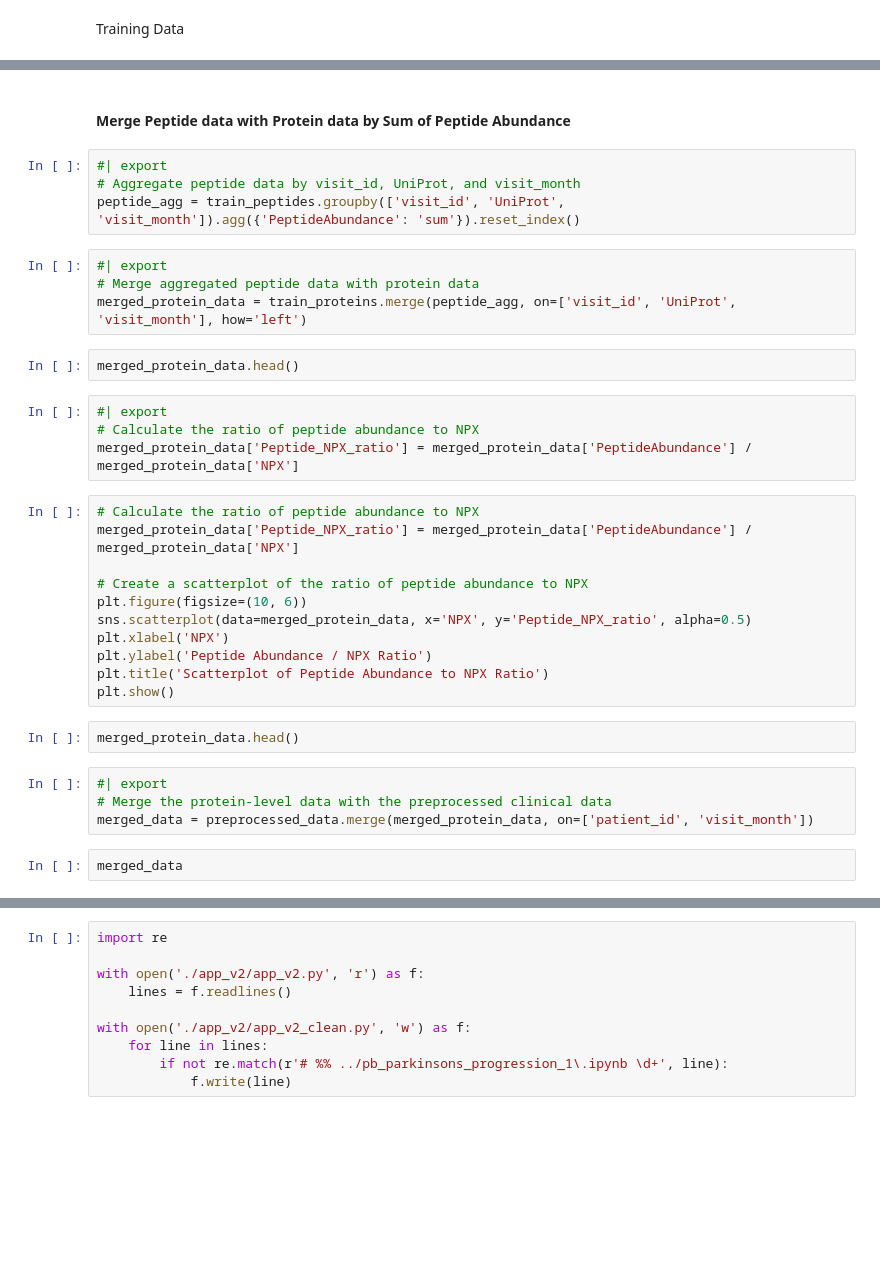
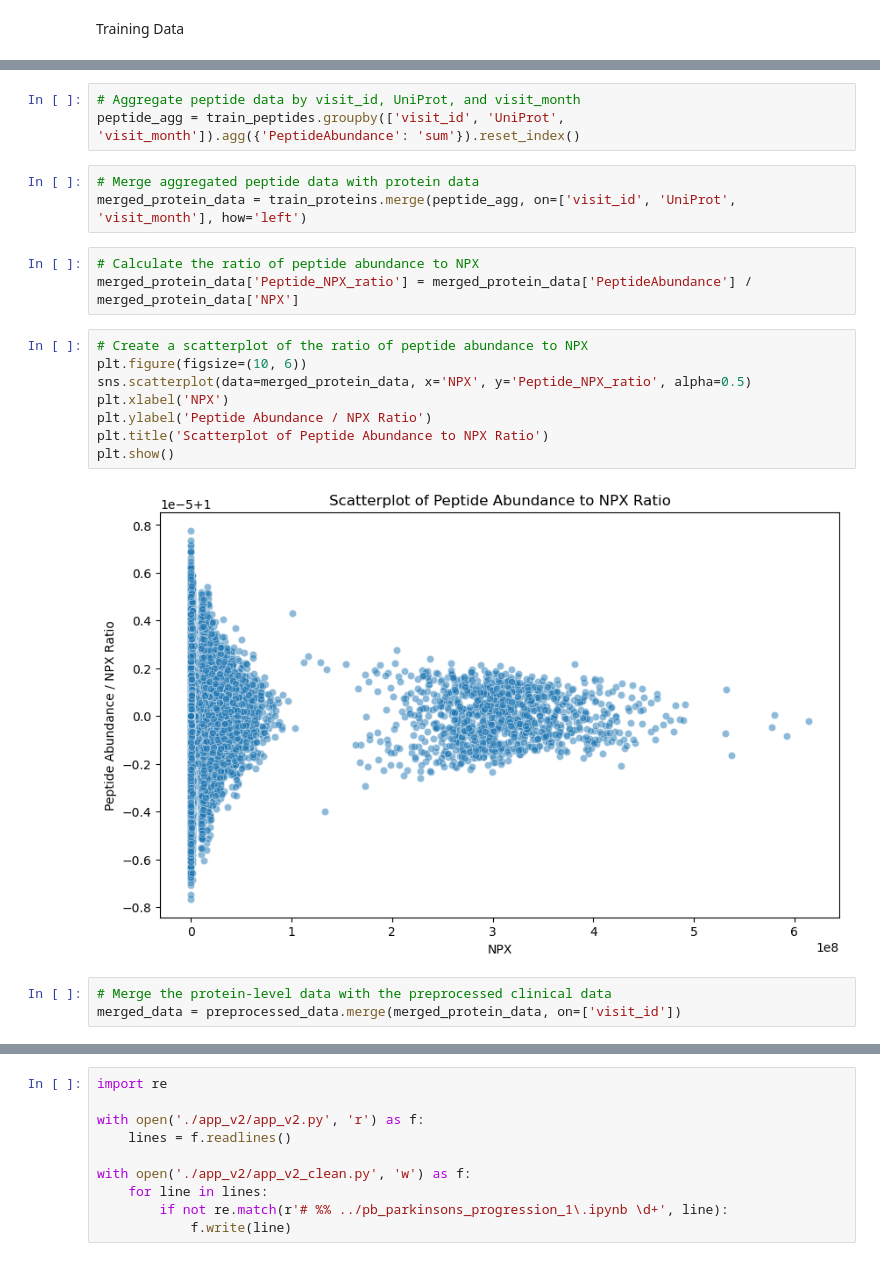
Before and after one commit to peterbull/parkinsons-progression, a Jupyter notebook: pb_parkinsons_progression_1.ipynb, the cells around one changed output, grey strips where cells are left out. Cells and saved outputs as stored; diff of their text form; blank space fills up the shorter version.

```diff
--- a/pb_parkinsons_progression_1.ipynb
+++ b/pb_parkinsons_progression_1.ipynb
@@ -62,37 +65,24 @@ preprocessed_data.head()
-# %% [markdown]
-#### Merge Peptide data with Protein data by Sum of Peptide Abundance
 # %%
-#| export
 # Aggregate peptide data by visit_id, UniProt, and visit_month
 peptide_agg = train_peptides.groupby(['visit_id', 'UniProt', 'visit_month']).agg({'PeptideAbundance': 'sum'}).reset_index()
 # %%
-#| export
 # Merge aggregated peptide data with protein data
 merged_protein_data = train_proteins.merge(peptide_agg, on=['visit_id', 'UniProt', 'visit_month'], how='left')
-# %%
-merged_protein_data.head()
 # %%
-#| export
 # Calculate the ratio of peptide abundance to NPX
 merged_protein_data['Peptide_NPX_ratio'] = merged_protein_data['PeptideAbundance'] / merged_protein_data['NPX']
 # %%
-# Calculate the ratio of peptide abundance to NPX
-merged_protein_data['Peptide_NPX_ratio'] = merged_protein_data['PeptideAbundance'] / merged_protein_data['NPX']
-
 # Create a scatterplot of the ratio of peptide abundance to NPX
 plt.figure(figsize=(10, 6))
 sns.scatterplot(data=merged_protein_data, x='NPX', y='Peptide_NPX_ratio', alpha=0.5)
 plt.xlabel('NPX')
 plt.ylabel('Peptide Abundance / NPX Ratio')
 plt.title('Scatterplot of Peptide Abundance to NPX Ratio')
 plt.show()
+# %% [output]
+[figure, added]
-# %%
-merged_protein_data.head()
 # %%
-#| export
 # Merge the protein-level data with the preprocessed clinical data
-merged_data = preprocessed_data.merge(merged_protein_data, on=['patient_id', 'visit_month'])
+merged_data = preprocessed_data.merge(merged_protein_data, on=['visit_id'])
-# %%
-merged_data
 # %%
 # Check the merged data
```
Also changed, not shown: parts of 11 cells of this notebook.
